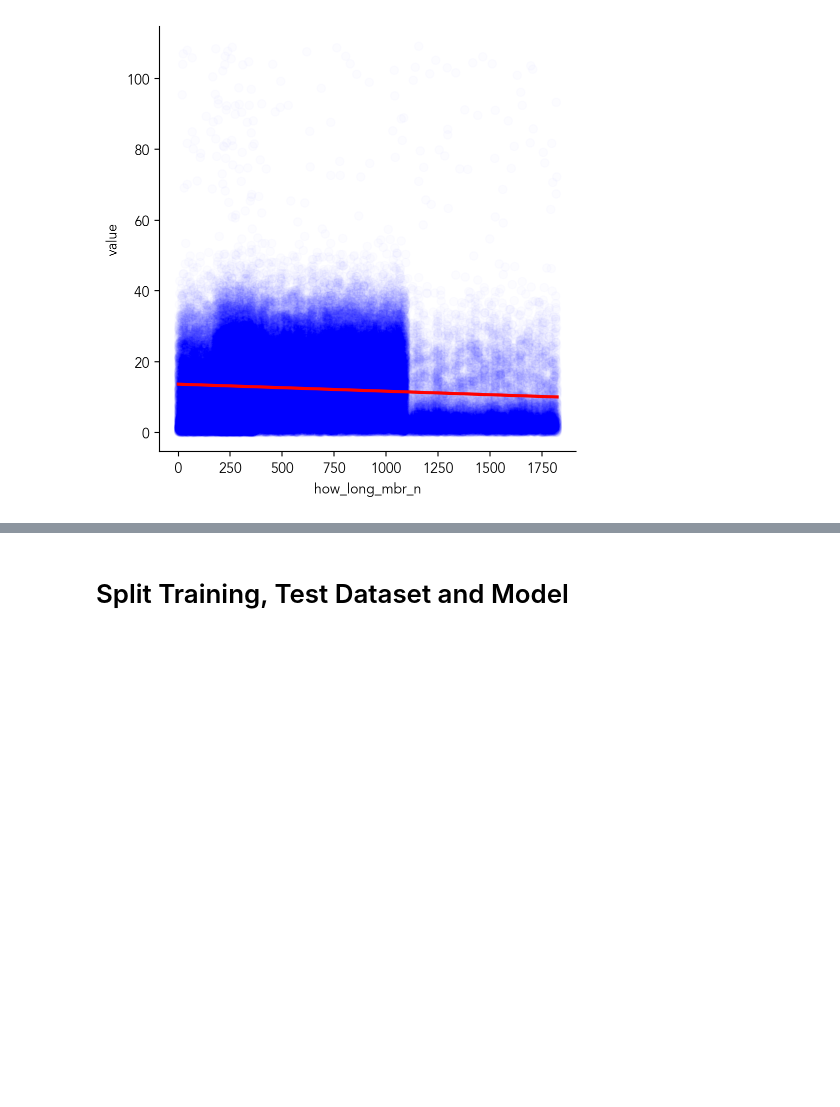
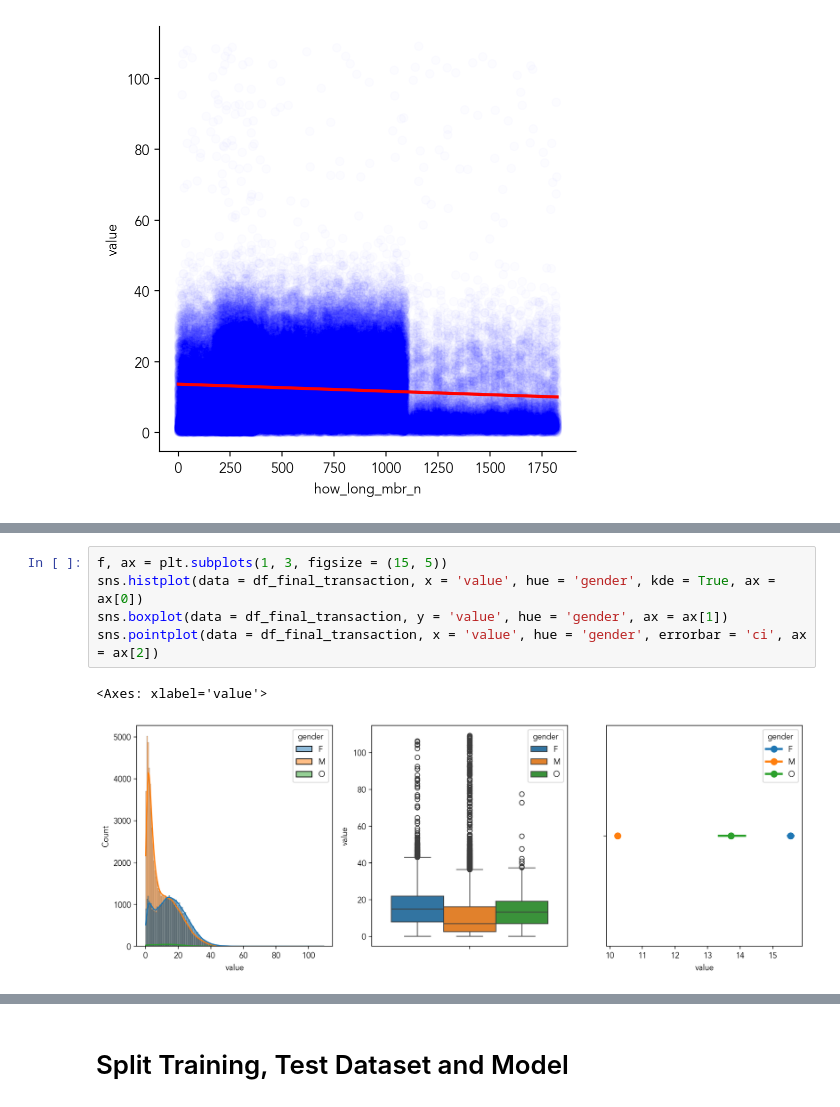
Before and after one commit to gyjong/workplace, a Jupyter notebook: quest_0202/0202_quest_sb.ipynb, the cells around one changed output, grey strips where cells are left out. Cells and saved outputs as stored; diff of their text form; blank space fills up the shorter version.

```diff
--- a/quest_0202/0202_quest_sb.ipynb
+++ b/quest_0202/0202_quest_sb.ipynb
@@ -837,0 +920,8 @@ sns.lmplot(data=df_final_transaction, x='how_long_mbr_n', y='value', line_kws={'
+# %%
+f, ax = plt.subplots(1, 3, figsize = (15, 5))
+sns.histplot(data = df_final_transaction, x = 'value', hue = 'gender', kde = True, ax = ax[0])
+sns.boxplot(data = df_final_transaction, y = 'value', hue = 'gender', ax = ax[1])
+sns.pointplot(data = df_final_transaction, x = 'value', hue = 'gender', errorbar = 'ci', ax = ax[2])
+# %% [output]
+<Axes: xlabel='value'>
+[figure, added]
```
Also changed, not shown: parts of 19 cells of this notebook.
